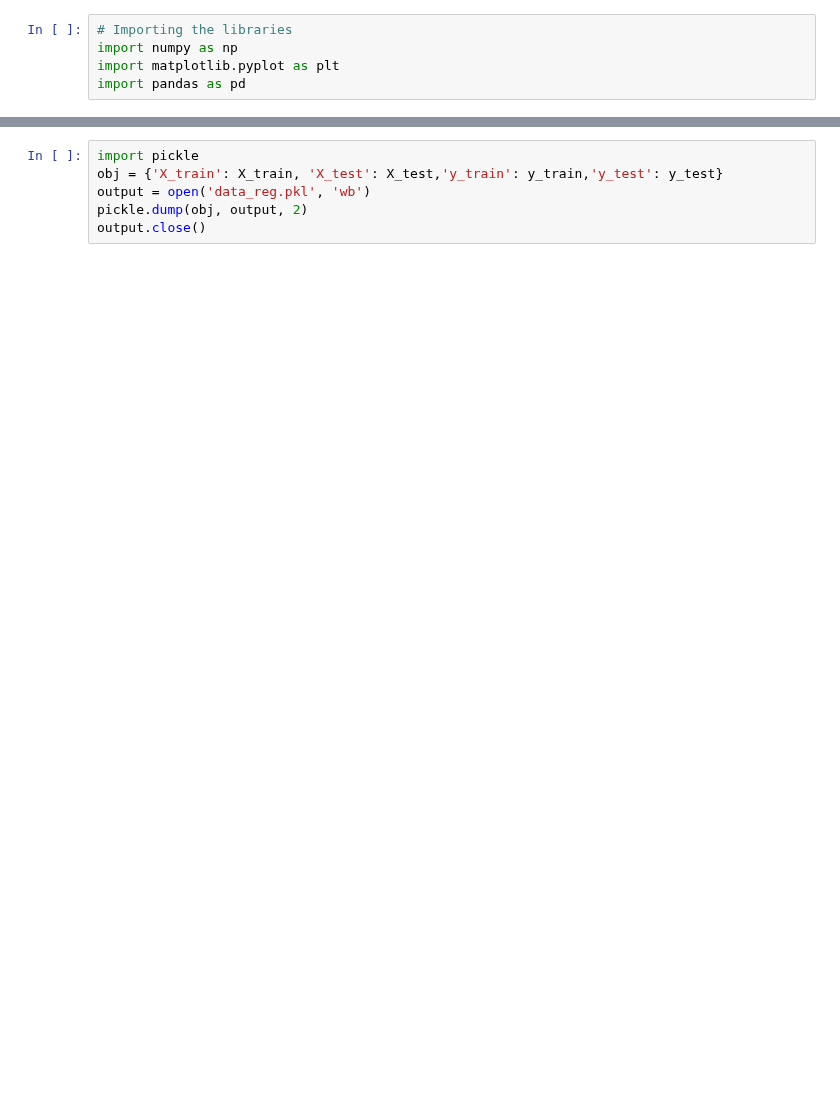
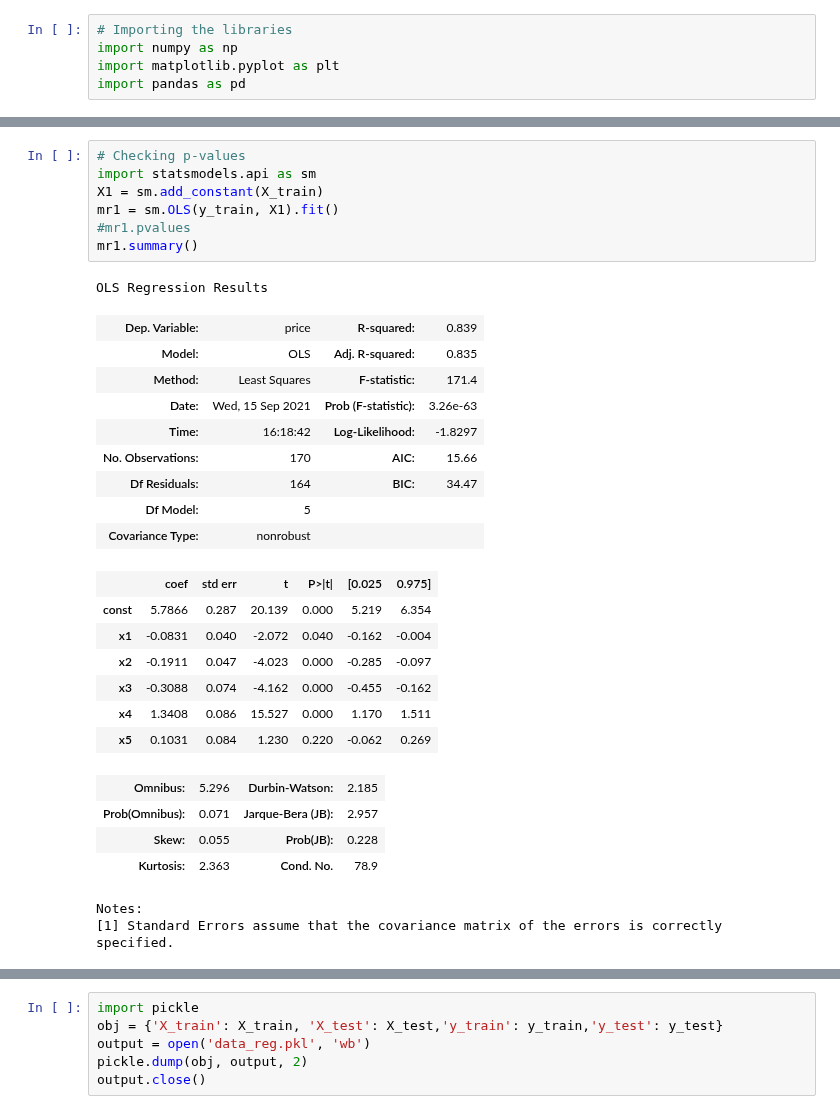
Before and after one commit to katerynakononova/ML, a Jupyter notebook: Python/02 Linear Regression.ipynb, the cells around one changed output, grey strips where cells are left out. Cells and saved outputs as stored; diff of their text form; blank space fills up the shorter version.

```diff
--- a/Python/02 Linear Regression.ipynb
+++ b/Python/02 Linear Regression.ipynb
@@ -158,0 +104,31 @@ plt.show()
+# %%
+# Checking p-values
+import statsmodels.api as sm
+X1 = sm.add_constant(X_train)
+mr1 = sm.OLS(y_train, X1).fit()
+#mr1.pvalues
+mr1.summary()
+# %% [output]
+OLS Regression Results
+| Dep. Variable: | price | R-squared: | 0.839 |
+| Model: | OLS | Adj. R-squared: | 0.835 |
+| Method: | Least Squares | F-statistic: | 171.4 |
+| Date: | Wed, 15 Sep 2021 | Prob (F-statistic): | 3.26e-63 |
+| Time: | 16:18:42 | Log-Likelihood: | -1.8297 |
+| No. Observations: | 170 | AIC: | 15.66 |
+| Df Residuals: | 164 | BIC: | 34.47 |
+| Df Model: | 5 |  |  |
+| Covariance Type: | nonrobust |  |  |
+|  | coef | std err | t | P>|t| | [0.025 | 0.975] |
+| const | 5.7866 | 0.287 | 20.139 | 0.000 | 5.219 | 6.354 |
+| x1 | -0.0831 | 0.040 | -2.072 | 0.040 | -0.162 | -0.004 |
+| x2 | -0.1911 | 0.047 | -4.023 | 0.000 | -0.285 | -0.097 |
+| x3 | -0.3088 | 0.074 | -4.162 | 0.000 | -0.455 | -0.162 |
+| x4 | 1.3408 | 0.086 | 15.527 | 0.000 | 1.170 | 1.511 |
+| x5 | 0.1031 | 0.084 | 1.230 | 0.220 | -0.062 | 0.269 |
+| Omnibus: | 5.296 | Durbin-Watson: | 2.185 |
+| Prob(Omnibus): | 0.071 | Jarque-Bera (JB): | 2.957 |
+| Skew: | 0.055 | Prob(JB): | 0.228 |
+| Kurtosis: | 2.363 | Cond. No. | 78.9 |
+Notes:
+[1] Standard Errors assume that the covariance matrix of the errors is correctly specified.
```
Also changed, not shown: parts of 39 cells of this notebook.
